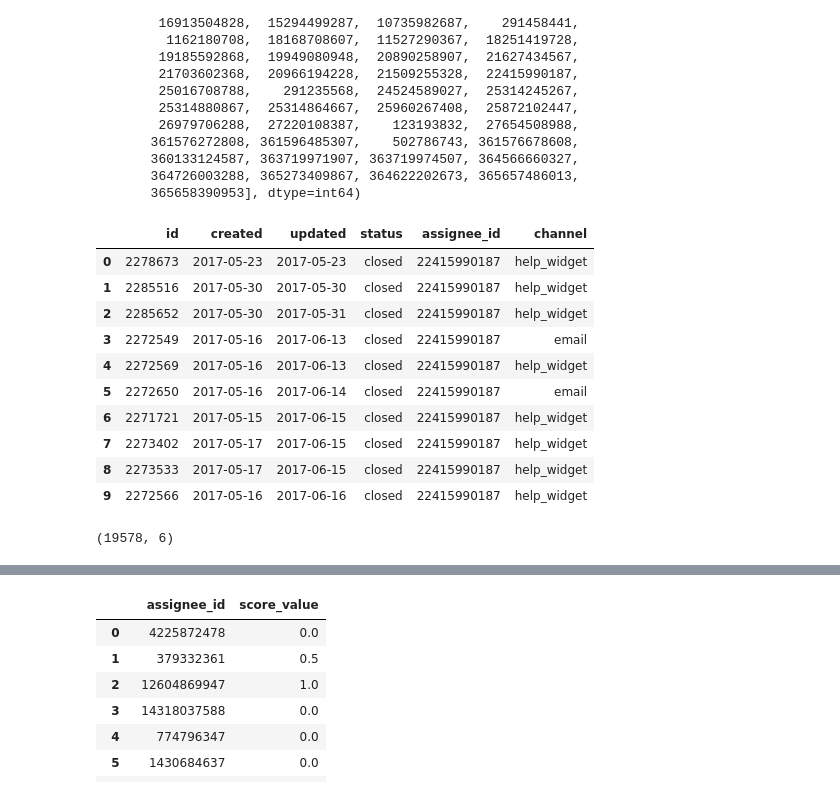
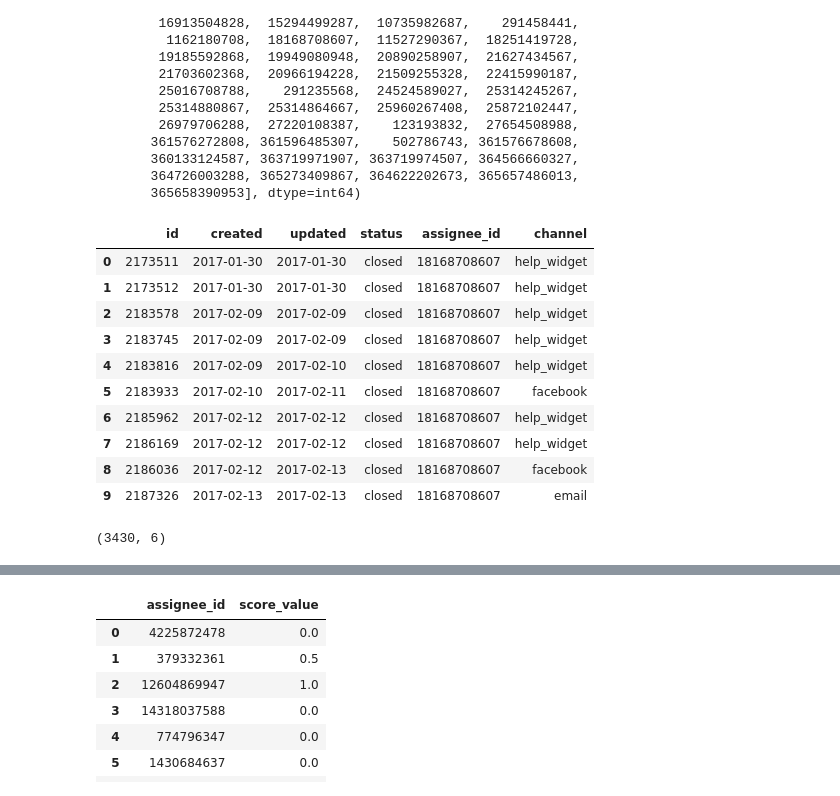
Before and after one commit to Aqquila1/Xsolla-Summer-School-2020, a Jupyter notebook: 2_workload_scoring_students/2_workload_scoring_students.ipynb, the cells around one changed output, grey strips where cells are left out. Cells and saved outputs as stored; diff of their text form; code cells hidden in the pictures.

```diff
--- a/2_workload_scoring_students/2_workload_scoring_students.ipynb
+++ b/2_workload_scoring_students/2_workload_scoring_students.ipynb
@@ -17,9 +17,11 @@ import pandas as pd
 import math as mt
 import datetime as dt
 # %%
-CREDENTIALS = service_account.Credentials.from_service_account_info({
+CREDENTIALS = service_account.Credentials.from_service_account_info(
+{
 #   INSERT CREDENTIALS HERE
-})
+}
+)
 # %%
 """[summary]
 Funtion for getting fresh data from BigQuery for workload scoring model
@@ -238,25 +240,25 @@ array([  4225872478,    379332361,  12604869947,  14318037588,
        364726003288, 365273409867, 364622202673, 365657486013,
        365658390953], dtype=int64)
 # %%
-test_user = DataFrame[DataFrame.assignee_id == 22415990187][:]
+test_user = DataFrame[DataFrame.assignee_id == 18168708607][:]
 test_user.reset_index(inplace=True, drop=True)
 test_user.head(10)
 # %% [output]
 |  | id | created | updated | status | assignee_id | channel |
-| 0 | 2278673 | 2017-05-23 | 2017-05-23 | closed | 22415990187 | help_widget |
-| 1 | 2285516 | 2017-05-30 | 2017-05-30 | closed | 22415990187 | help_widget |
-| 2 | 2285652 | 2017-05-30 | 2017-05-31 | closed | 22415990187 | help_widget |
-| 3 | 2272549 | 2017-05-16 | 2017-06-13 | closed | 22415990187 | email |
-| 4 | 2272569 | 2017-05-16 | 2017-06-13 | closed | 22415990187 | help_widget |
-| 5 | 2272650 | 2017-05-16 | 2017-06-14 | closed | 22415990187 | email |
-| 6 | 2271721 | 2017-05-15 | 2017-06-15 | closed | 22415990187 | help_widget |
-| 7 | 2273402 | 2017-05-17 | 2017-06-15 | closed | 22415990187 | help_widget |
-| 8 | 2273533 | 2017-05-17 | 2017-06-15 | closed | 22415990187 | help_widget |
-| 9 | 2272566 | 2017-05-16 | 2017-06-16 | closed | 22415990187 | help_widget |
+| 0 | 2173511 | 2017-01-30 | 2017-01-30 | closed | 18168708607 | help_widget |
+| 1 | 2173512 | 2017-01-30 | 2017-01-30 | closed | 18168708607 | help_widget |
+| 2 | 2183578 | 2017-02-09 | 2017-02-09 | closed | 18168708607 | help_widget |
+| 3 | 2183745 | 2017-02-09 | 2017-02-09 | closed | 18168708607 | help_widget |
+| 4 | 2183816 | 2017-02-09 | 2017-02-10 | closed | 18168708607 | help_widget |
+| 5 | 2183933 | 2017-02-10 | 2017-02-11 | closed | 18168708607 | facebook |
+| 6 | 2185962 | 2017-02-12 | 2017-02-12 | closed | 18168708607 | help_widget |
+| 7 | 2186169 | 2017-02-12 | 2017-02-12 | closed | 18168708607 | help_widget |
+| 8 | 2186036 | 2017-02-12 | 2017-02-13 | closed | 18168708607 | facebook |
+| 9 | 2187326 | 2017-02-13 | 2017-02-13 | closed | 18168708607 | email |
 # %%
 test_user.shape
 # %% [output]
-(19578, 6)
+(3430, 6)
 # %%
 test_result = workloadScoringByStatusesAndChannels(test_user,63,7)
 test_result
```
Also changed, not shown: parts of 1 cell of this notebook.
